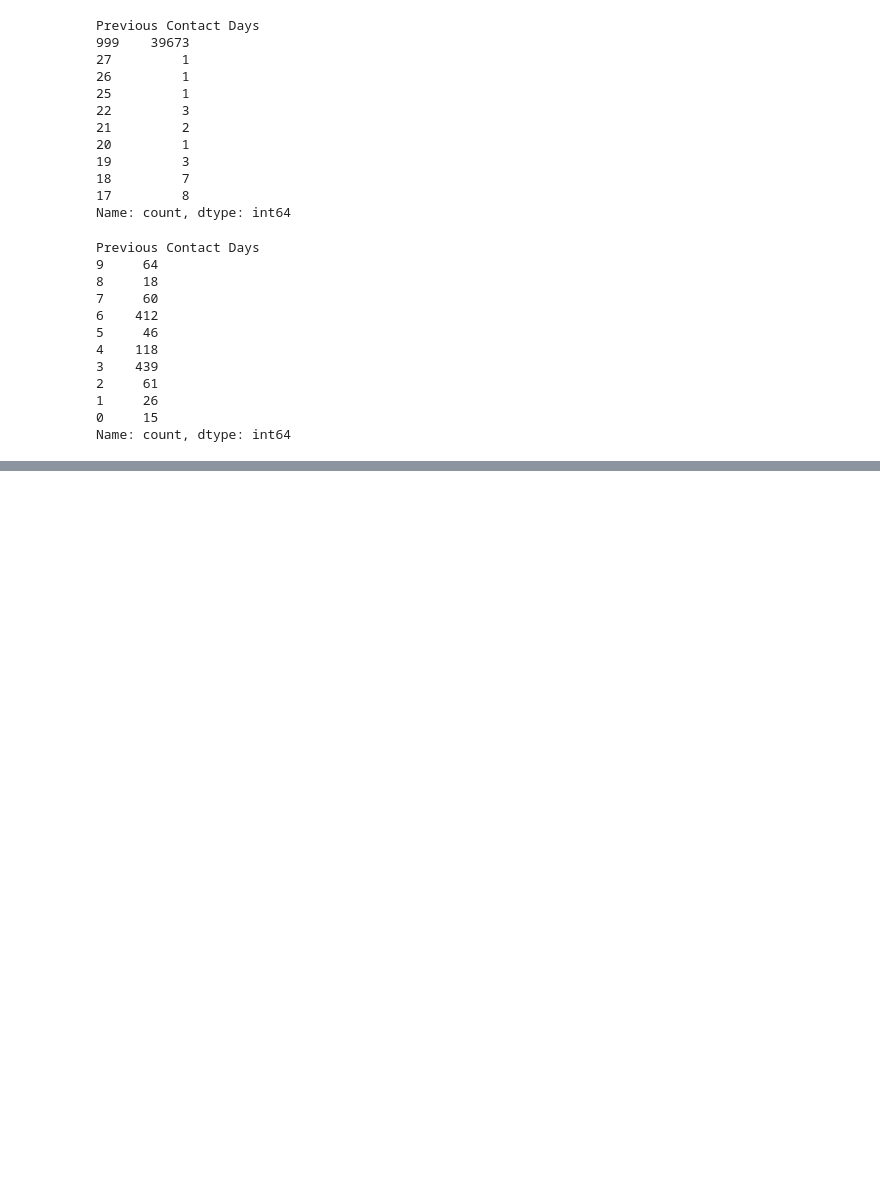
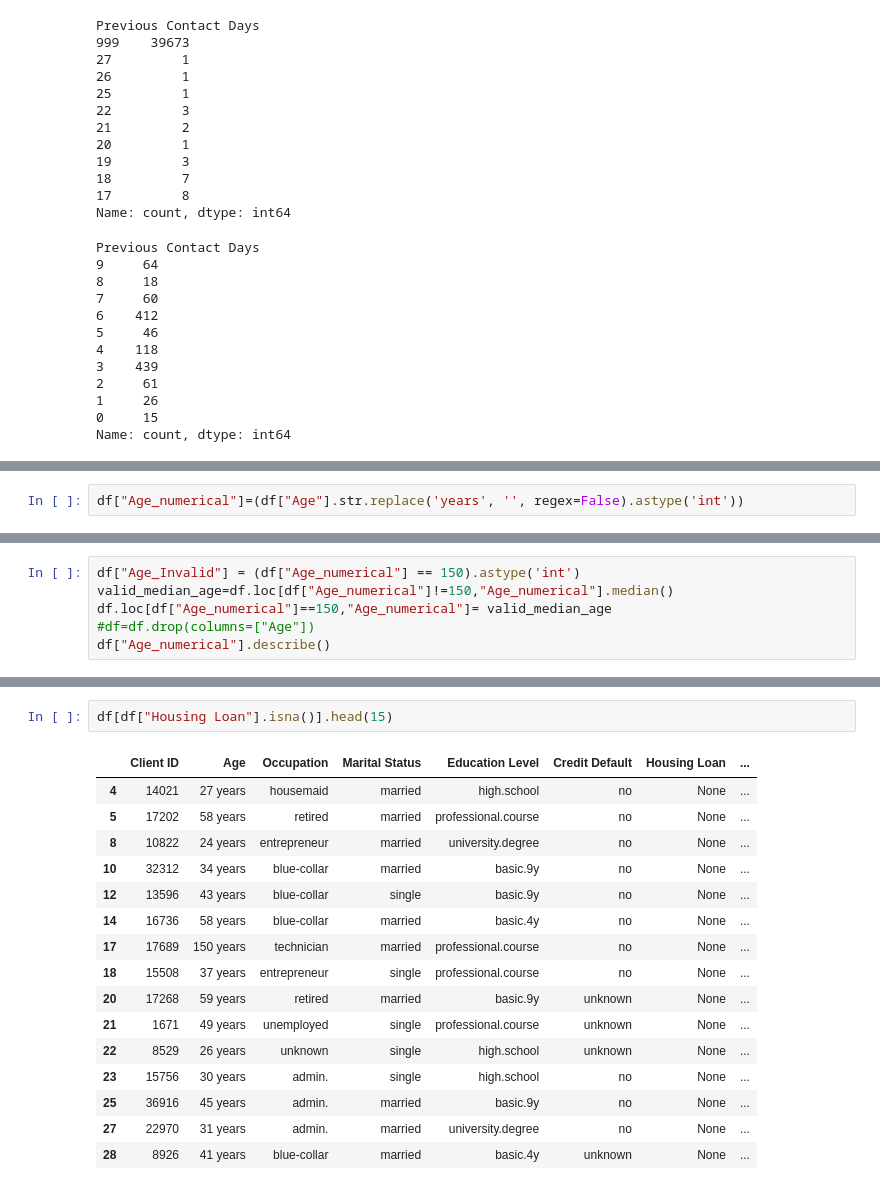
Before and after one commit to srishti06m-cmyk/EGT309_PROJ1, a Jupyter notebook: eda.ipynb, the cells around one changed output, grey strips where cells are left out. Saved outputs shown, nothing was run; the diff lists cells and outputs as text; blank space fills up the shorter version.

Commit message:
Column by Column Data Understanding & Insights, Handling & Cleaning of null values / incorrect values / outliers

```diff
--- a/eda.ipynb
+++ b/eda.ipynb
@@ -520,0 +518,2 @@ Name: count, dtype: float64 %
+# %%
+df["Age_numerical"]=(df["Age"].str.replace('years', '', regex=False).astype('int'))
@@ -520,0 +543,6 @@ Name: count, dtype: float64 %
+# %%
+df["Age_Invalid"] = (df["Age_numerical"] == 150).astype('int')
+valid_median_age=df.loc[df["Age_numerical"]!=150,"Age_numerical"].median()
+df.loc[df["Age_numerical"]==150,"Age_numerical"]= valid_median_age
+#df=df.drop(columns=["Age"])
+df["Age_numerical"].describe()
@@ -520,0 +582,19 @@ Name: count, dtype: float64 %
+# %%
+df[df["Housing Loan"].isna()].head(15)
+# %% [output]
+|  | Client ID | Age | Occupation | Marital Status | Education Level | Credit Default | Housing Loan | ... |
+| 4 | 14021 | 27 years | housemaid | married | high.school | no | None | ... |
+| 5 | 17202 | 58 years | retired | married | professional.course | no | None | ... |
+| 8 | 10822 | 24 years | entrepreneur | married | university.degree | no | None | ... |
+| 10 | 32312 | 34 years | blue-collar | married | basic.9y | no | None | ... |
+| 12 | 13596 | 43 years | blue-collar | single | basic.9y | no | None | ... |
+| 14 | 16736 | 58 years | blue-collar | married | basic.4y | no | None | ... |
+| 17 | 17689 | 150 years | technician | married | professional.course | no | None | ... |
+| 18 | 15508 | 37 years | entrepreneur | single | professional.course | no | None | ... |
+| 20 | 17268 | 59 years | retired | married | basic.9y | unknown | None | ... |
+| 21 | 1671 | 49 years | unemployed | single | professional.course | unknown | None | ... |
+| 22 | 8529 | 26 years | unknown | single | high.school | unknown | None | ... |
+| 23 | 15756 | 30 years | admin. | single | high.school | no | None | ... |
+| 25 | 36916 | 45 years | admin. | married | basic.9y | no | None | ... |
+| 27 | 22970 | 31 years | admin. | married | university.degree | no | None | ... |
+| 28 | 8926 | 41 years | blue-collar | married | basic.4y | unknown | None | ... |
```
Also changed, not shown: parts of 28 cells of this notebook.
